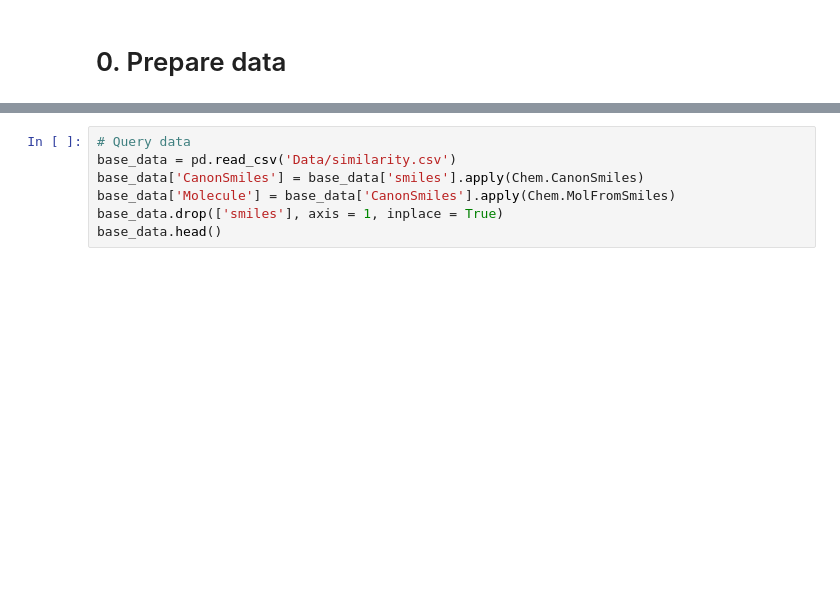
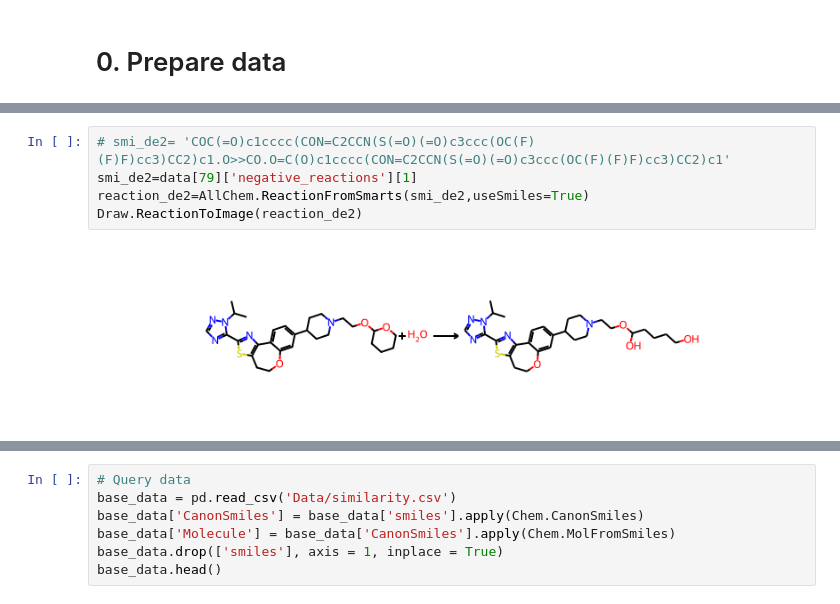
Before and after one commit to biiu315/Mol2DSimi, a Jupyter notebook: Mol2DSimi.ipynb, the cells around one changed output, grey strips where cells are left out. Cells and saved outputs as stored; diff of their text form; blank space fills up the shorter version.

```diff
--- a/Mol2DSimi.ipynb
+++ b/Mol2DSimi.ipynb
@@ -12,0 +179,7 @@ from validation import  similarity_validation
+# %%
+# smi_de2= 'COC(=O)c1cccc(CON=C2CCN(S(=O)(=O)c3ccc(OC(F)(F)F)cc3)CC2)c1.O>>CO.O=C(O)c1cccc(CON=C2CCN(S(=O)(=O)c3ccc(OC(F)(F)F)cc3)CC2)c1'
+smi_de2=data[79]['negative_reactions'][1]
+reaction_de2=AllChem.ReactionFromSmarts(smi_de2,useSmiles=True)
+Draw.ReactionToImage(reaction_de2)
+# %% [output]
+[figure, added]
```
Also changed, not shown: parts of 21 cells of this notebook, 17 other files.
